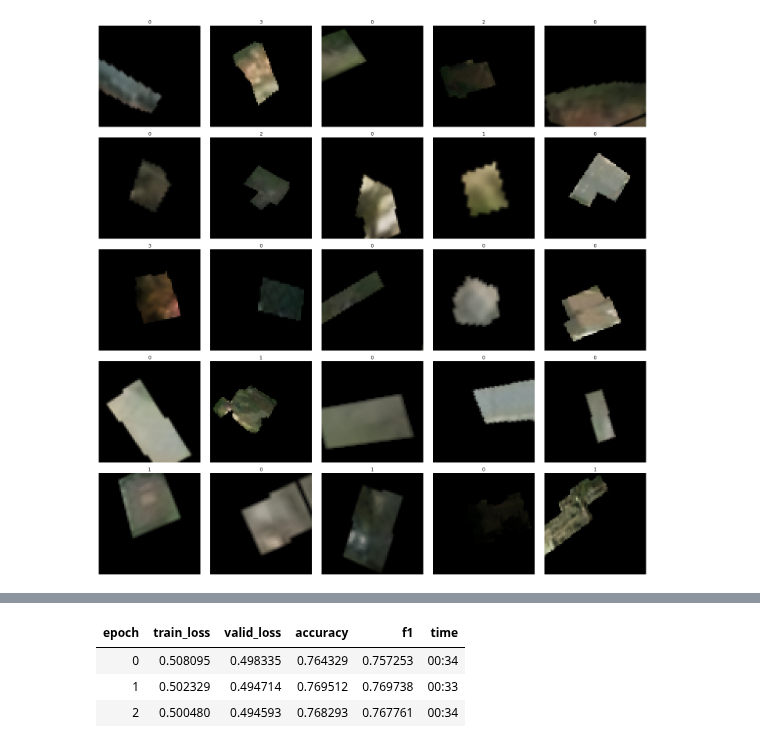
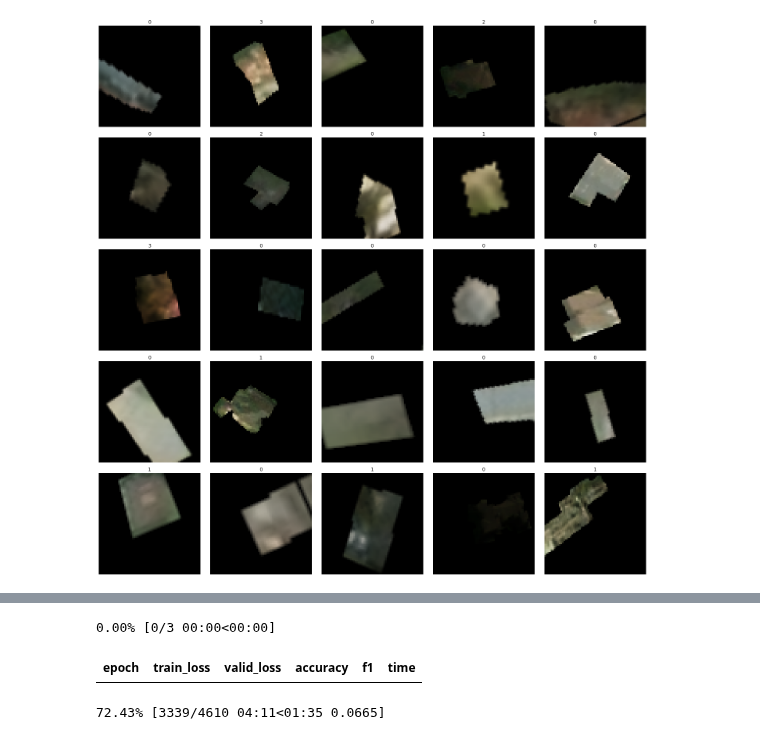
Before and after one commit to wwymak/spacenet-buildings, a Jupyter notebook: xview2/2Dec-classification-masked images.ipynb, the cells around one changed output, grey strips where cells are left out. Drawn from its saved outputs; the diff is of its cells as text; code cells hidden in the pictures.

```diff
--- a/xview2/2Dec-classification-masked images.ipynb
+++ b/xview2/2Dec-classification-masked images.ipynb
@@ -174,0 +202,5 @@ LR Finder is complete, type {learner_name}.recorder.plot() to see the graph.
+# %%
+learn = cnn_learner(data, models.densenet121 , metrics=[accuracy, f1])
+learn.model_dir = models_path
+learn.loss_func =CombinedLoss(alpha=0.75, gamma=4);
+learn.to_fp16();
@@ -175,7 +216,6 @@ LR Finder is complete, type {learner_name}.recorder.plot() to see the graph.
 # %%
-learn.fit_one_cycle(3, max_lr=1e-3)
+learn.fit_one_cycle(3, max_lr=1e-4)
 # %% [output]
+0.00% [0/3 00:00<00:00]
 | epoch | train_loss | valid_loss | accuracy | f1 | time |
-| 0 | 0.508095 | 0.498335 | 0.764329 | 0.757253 | 00:34 |
-| 1 | 0.502329 | 0.494714 | 0.769512 | 0.769738 | 00:33 |
-| 2 | 0.500480 | 0.494593 | 0.768293 | 0.767761 | 00:34 |
+72.43% [3339/4610 04:11<01:35 0.0665]
```
Also changed, not shown: parts of 8 cells of this notebook, 1 other file.
